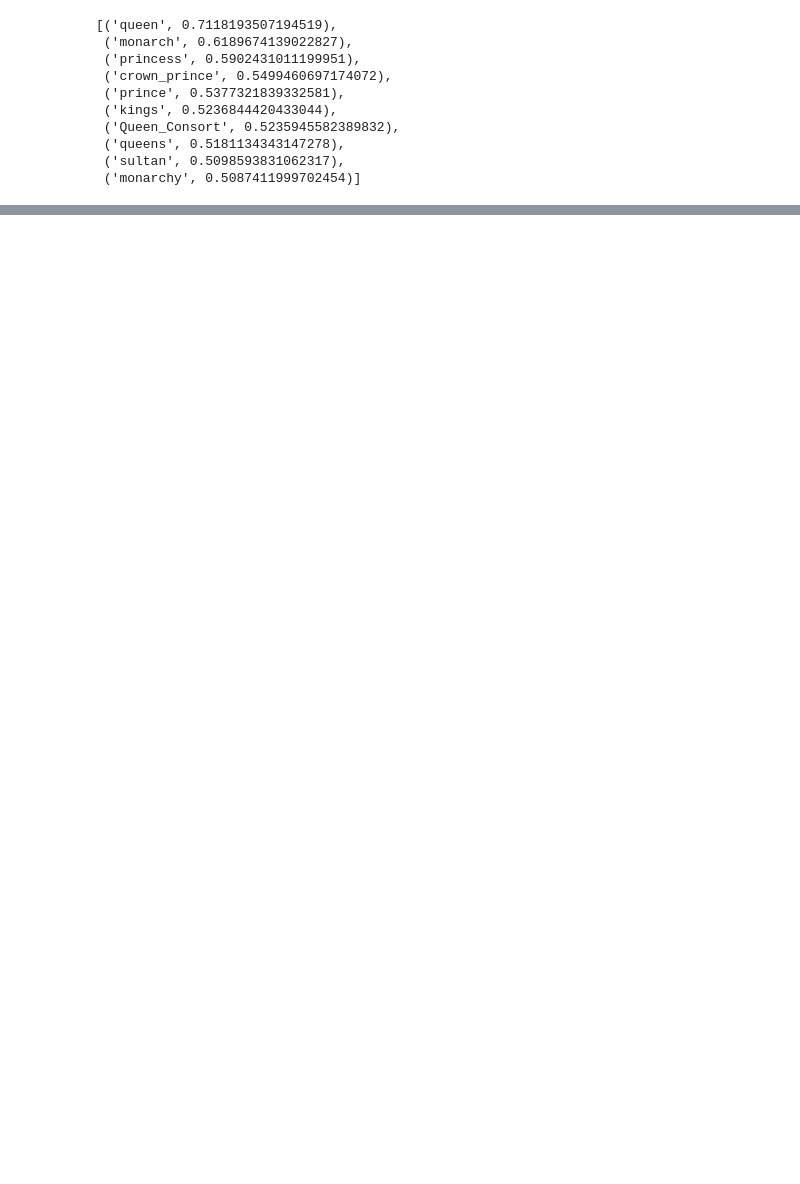
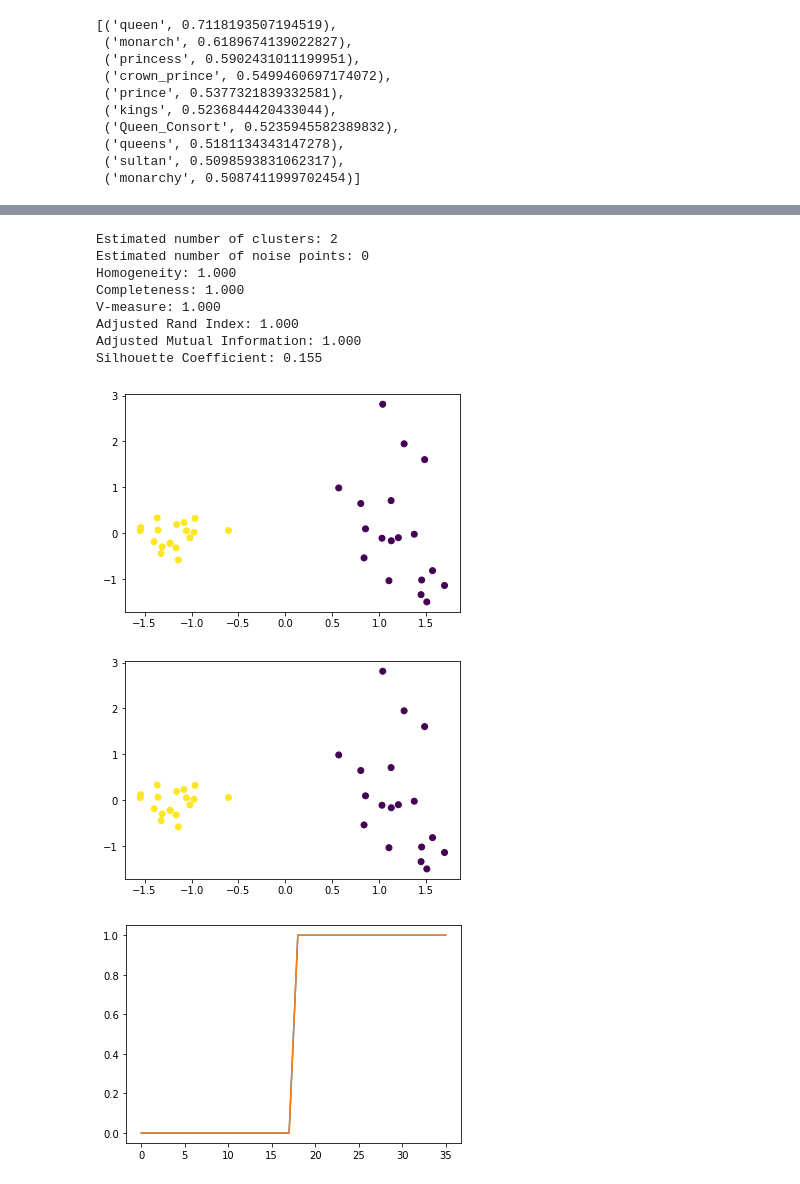
Before and after one commit to jsobolew/MED22ZDBSCAN, a Jupyter notebook: word2vec.ipynb, the cells around one changed output, grey strips where cells are left out. Drawn from its saved outputs; the diff is of its cells as text; code cells hidden in the pictures; blank space fills up the shorter version.

```diff
--- a/word2vec.ipynb
+++ b/word2vec.ipynb
@@ -75,0 +236,30 @@ Silhouette Coefficient: 0.282
+# %%
+clustering = KMeans(n_clusters=2, random_state=0).fit(vectors)
+labels = clustering.labels_
+
+evaluate(labels, label, vectors)
+# print(words[labels==3])
+
+pca = PCA()
+Xt = pca.fit_transform(vectors)
+plot = plt.scatter(Xt[:,0], Xt[:,1], c=labels)
+plt.show()
+
+plot = plt.scatter(Xt[:,0], Xt[:,1], c=label)
+plt.show()
+
+plt.plot(label)
+plt.plot(labels)
+plt.show()
+# %% [output]
+Estimated number of clusters: 2
+Estimated number of noise points: 0
+Homogeneity: 1.000
+Completeness: 1.000
+V-measure: 1.000
+Adjusted Rand Index: 1.000
+Adjusted Mutual Information: 1.000
+Silhouette Coefficient: 0.155
+[figure, added]
+[figure, added]
+[figure, added]
```
Also changed, not shown: parts of 13 cells of this notebook, 5 other files.
